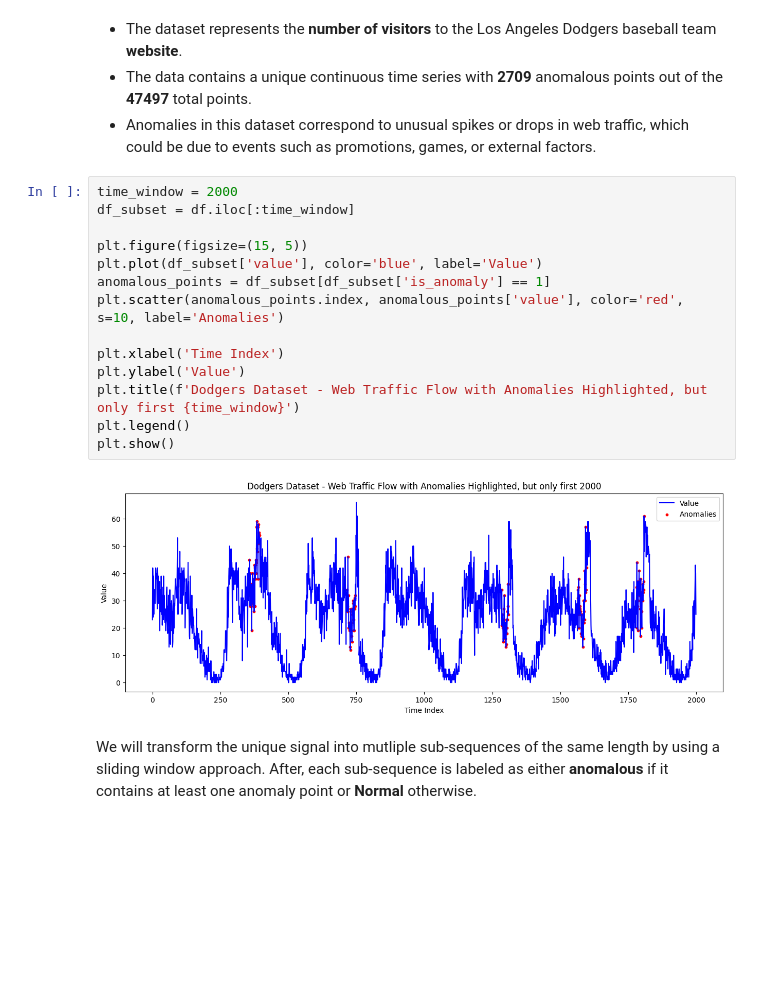
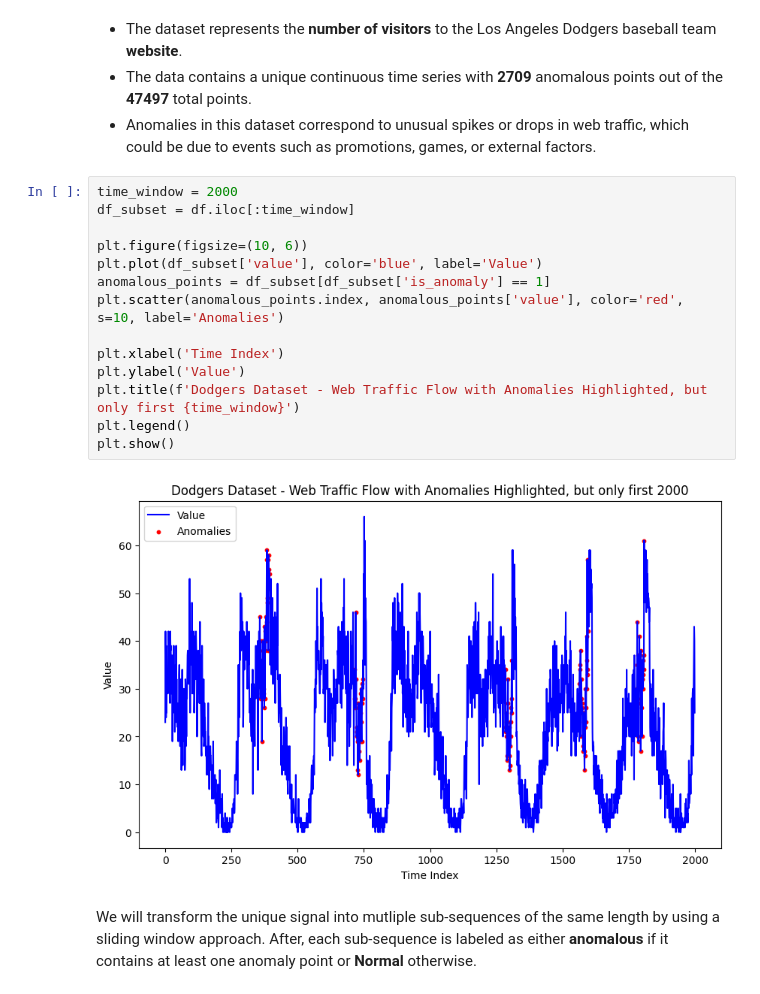
Before and after one commit to midsougou/DAD_library, a Jupyter notebook: real_data_benchmark.ipynb, the cells around one changed output. Saved outputs shown, nothing was run; the diff lists cells and outputs as text; blank space fills up the shorter version.

```diff
--- a/real_data_benchmark.ipynb
+++ b/real_data_benchmark.ipynb
@@ -63,19 +63,19 @@ df = df[df['value'] != -1].reset_index(drop=True)
 # %%
 time_window = 2000
 df_subset = df.iloc[:time_window]
 
-plt.figure(figsize=(15, 5))
+plt.figure(figsize=(10, 6))
 plt.plot(df_subset['value'], color='blue', label='Value')
 anomalous_points = df_subset[df_subset['is_anomaly'] == 1]
 plt.scatter(anomalous_points.index, anomalous_points['value'], color='red', s=10, label='Anomalies')
 
 plt.xlabel('Time Index')
 plt.ylabel('Value')
 plt.title(f'Dodgers Dataset - Web Traffic Flow with Anomalies Highlighted, but only first {time_window}')
 plt.legend()
 plt.show()
 # %% [output]
-[figure, old version]
+[figure, new version]
 # %% [markdown]
 
 We will transform the unique signal into mutliple sub-sequences of the same length by using a sliding window approach. After, each sub-sequence is labeled as either **anomalous** if it contains at least one anomaly point or **Normal** otherwise.
```
Also changed, not shown: parts of 1 cell of this notebook, 3 other files.
